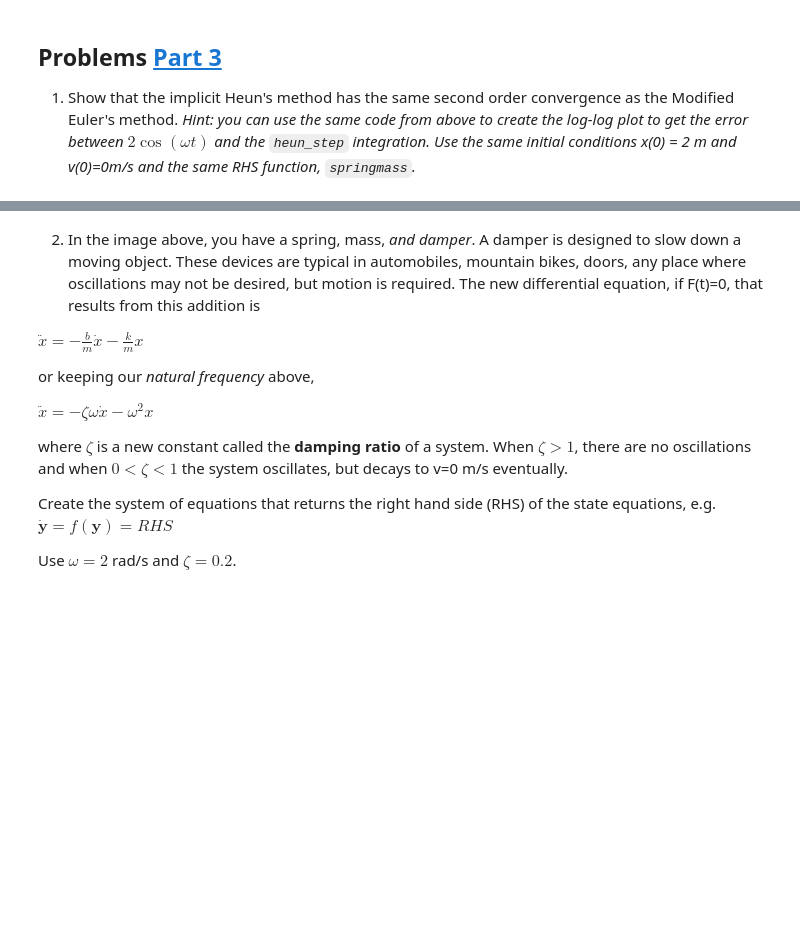
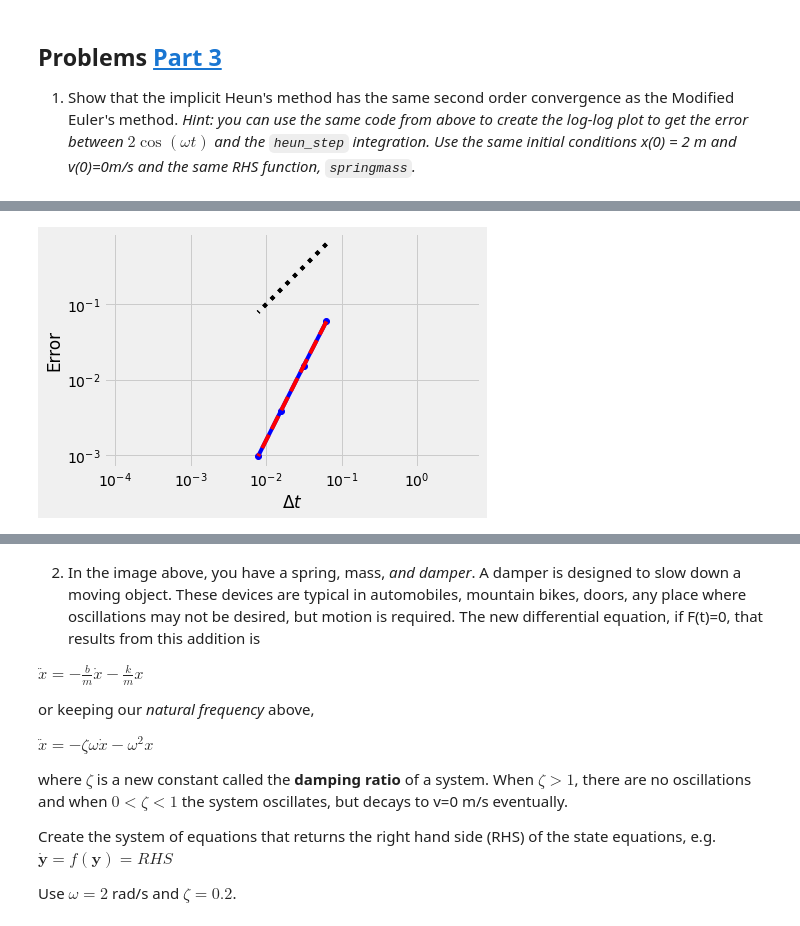
Before and after one commit to hamwalker/computational-mechanics, a Jupyter notebook: module_03/notebooks/HW_03.ipynb, the cells around one changed output, grey strips where cells are left out. Saved outputs shown, nothing was run; the diff lists cells and outputs as text; code cells hidden in the pictures; blank space fills up the shorter version.

```diff
--- a/module_03/notebooks/HW_03.ipynb
+++ b/module_03/notebooks/HW_03.ipynb
@@ -350,13 +350,3 @@ where $c= \frac{1}{2} \pi R^2 \rho C_d$.
 ## Problems [Part 3](./03_Get_Oscillations.md)
 
 1. Show that the implicit Heun's method has the same second order convergence as the Modified Euler's method. _Hint: you can use the same code from above to create the log-log plot to get the error between $2\cos(\omega t)$ and the `heun_step` integration. Use the same initial conditions x(0) = 2 m and v(0)=0m/s and the same RHS function, `springmass`._
-# %%
-springmass = lambda state: np.array([state[1], -4*state[0]])
-
-for n in [11,101,201,1001, 2001]:
-    t = np.linspace(0, np.pi*2/2, n)
-    state = np.zeros((len(t),2))
-    state[0]= [2,0]
-    for i in range(1,len(t)):
-        state[1] = heun_step(state[i-1], springmass,dt)
-    plt.loglog(dt, np.abs(state[-1,0]-2), 's')
@@ -364,0 +422,79 @@ NameError: name 'heun_step' is not defined
+# %%
+w = 2
+period = 2*np.pi/w
+dt = period/200  # time intervals per period
+T = 800*period   # simulation time, in number of periods
+N = round(T/dt)
+
+print('The number of time steps is {}.'.format( N ))
+print('The time increment is {}'.format( dt ))
+
+# time array
+t = np.linspace(0, T, N)
+
+x0 = 2    # initial position
+v0 = 0    # initial velocity
+
+#initialize solution array
+num_heun = np.zeros([N,2])
+num_rk2 = np.zeros([N,2])
+
+#Set intial conditions
+num_heun[0,0] = x0
+num_heun[0,1] = v0
+num_rk2[0,0] = x0
+num_rk2[0,1] = v0
+
+dt_values = np.array([period/50, period/100, period/200, period/400])
+T = 1*period
+
+
+
+num_heun_time = np.empty_like(dt_values, dtype=np.ndarray)
+num_rk2_time = np.empty_like(dt_values, dtype=np.ndarray)
+
+
+for j, dt in enumerate(dt_values):
+
+    N = int(T/dt)
+    t = np.linspace(0, T, N)
+
+    #initialize solution array
+    num_heun = np.zeros([N,2])
+    num_rk2 = np.zeros([N,2])
+
+
+    #Set intial conditions
+    num_heun[0,0] = x0
+    num_heun[0,1] = v0
+    num_rk2[0,0] = x0
+    num_rk2[0,1] = v0
+
+    for i in range(N-1):
+        num_rk2[i+1] = rk2_step(num_heun[i], springmass, dt)
+        num_heun[i+1] = heun_step(num_rk2[i], springmass, dt)
+
+    num_heun_time[j] = num_heun.copy()
+    num_rk2_time[j] = num_rk2.copy()
+
+for i in range(N-1):
+    num_heun[i+1] = heun_step(num_heun[i], springmass, dt)
+    num_rk2[i+1] = rk2_step(num_rk2[i], springmass, dt)
+
+error_values_huen = np.zeros(len(dt_values))
+error_values_rk2 = np.zeros(len(dt_values))
+
+for j in range(len(dt_values)):
+    error_values_huen[j] = get_error(num_heun_time[j], T)
+    error_values_rk2[j] = get_error(num_rk2_time[j], T)
+
+# plot
+plt.loglog(dt_values, error_values_huen, 'o-', color='blue')
+plt.loglog(dt_values, 10*dt_values, 'k:')
+plt.loglog(dt_values, error_values_rk2, '--',color='red')
+plt.loglog(dt_values, 10*dt_values, 'k:')
+plt.grid(True)
+plt.axis('equal')
+plt.xlabel('$\Delta t$')
+plt.ylabel('Error');
+# %% [output]
@@ -364,0 +503 @@ NameError: name 'heun_step' is not defined
+[figure, added]
```
Also changed, not shown: parts of 17 cells of this notebook, 4 other files.
